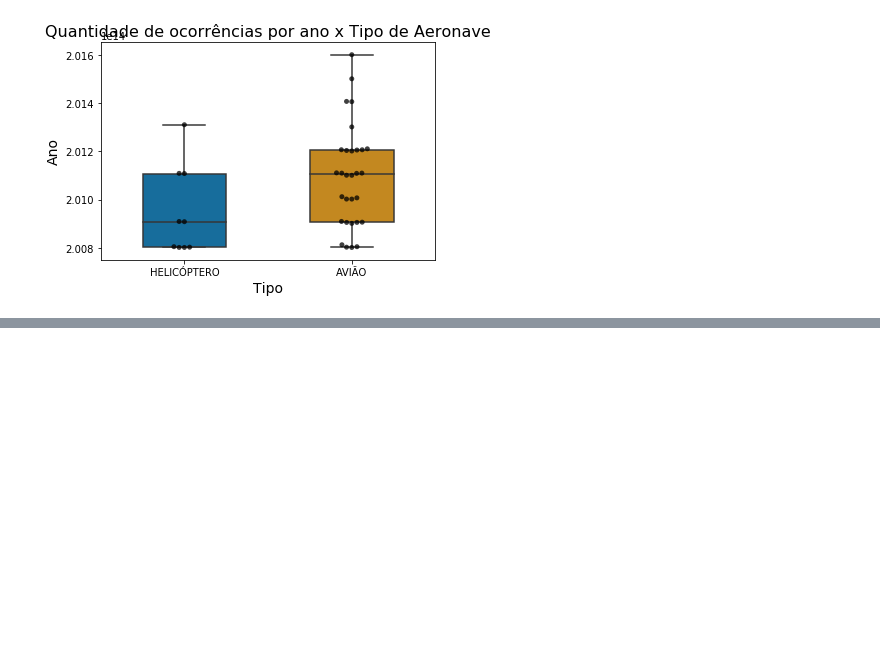
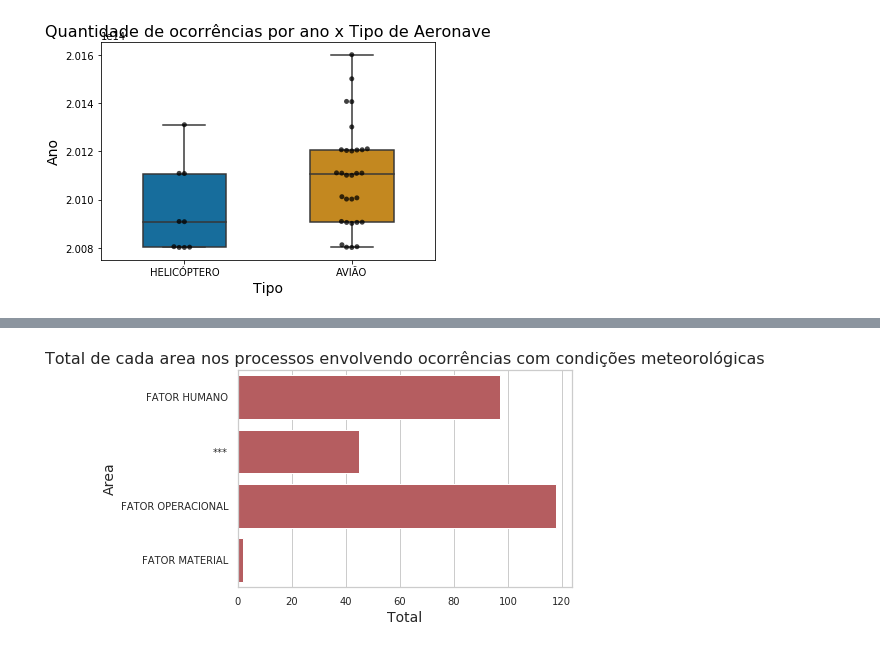
Before and after one commit to joao-damorim/.github.io, a Jupyter notebook: Dfly.ipynb, the cells around one changed output, grey strips where cells are left out. Saved outputs shown, nothing was run; the diff lists cells and outputs as text; code cells hidden in the pictures; blank space fills up the shorter version.

```diff
--- a/Dfly.ipynb
+++ b/Dfly.ipynb
@@ -486,0 +539,17 @@ bplot.tick_params(labelsize=10)
+# %%
+#sns.set(style="whitegrid")
+
+bplot=sns.countplot(y="fator_area", data=tabelao_40_fatores, color="r")
+
+bplot.axes.set_title("Total de cada area nos processos envolvendo ocorrências com condições meteorológicas",
+                    fontsize=16)
+
+bplot.set_xlabel("Total",
+                fontsize=14)
+
+bplot.set_ylabel("Area",
+                fontsize=14)
+
+bplot.tick_params(labelsize=10)
+# %% [output]
+[figure, added]
```
Also changed, not shown: parts of 8 cells of this notebook.
